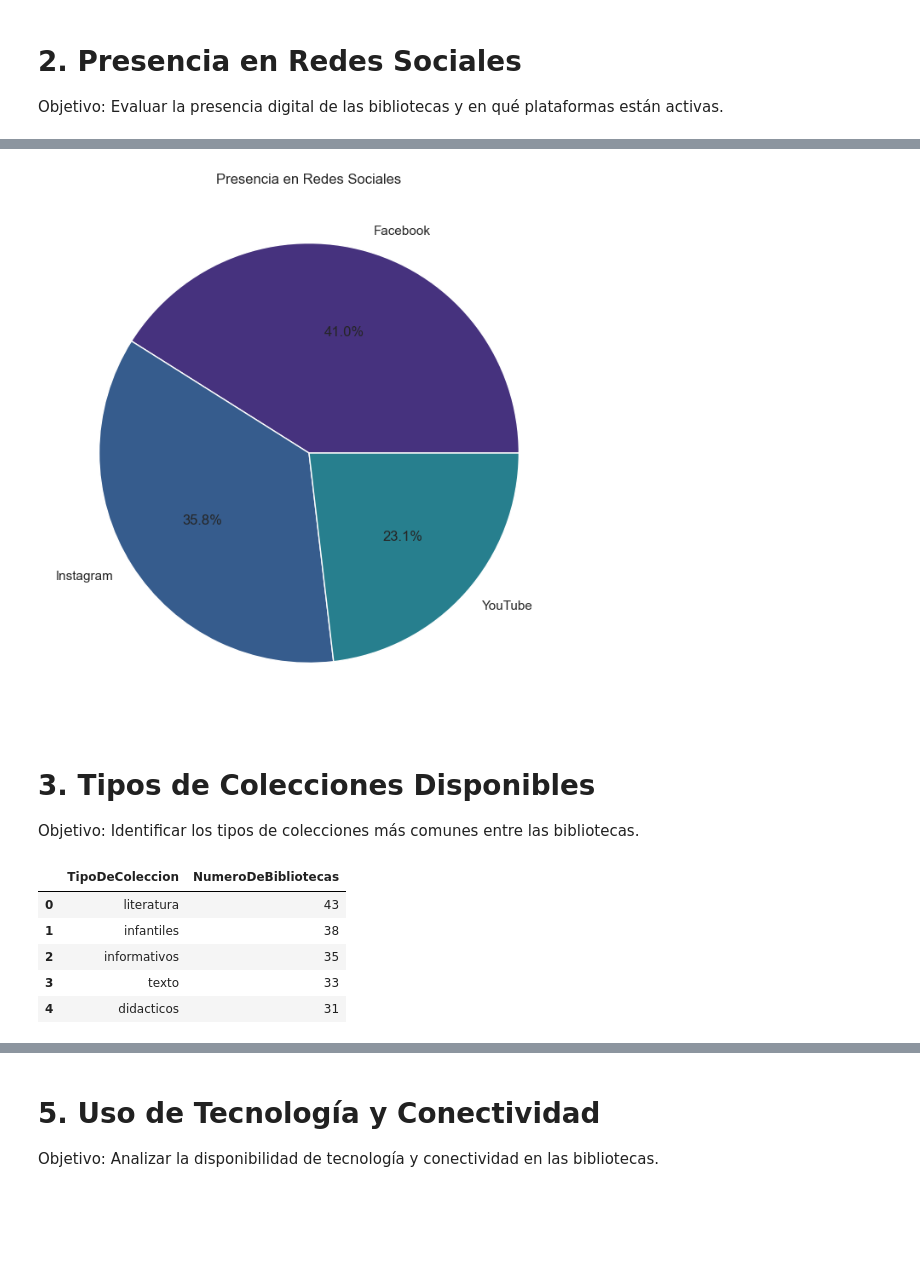
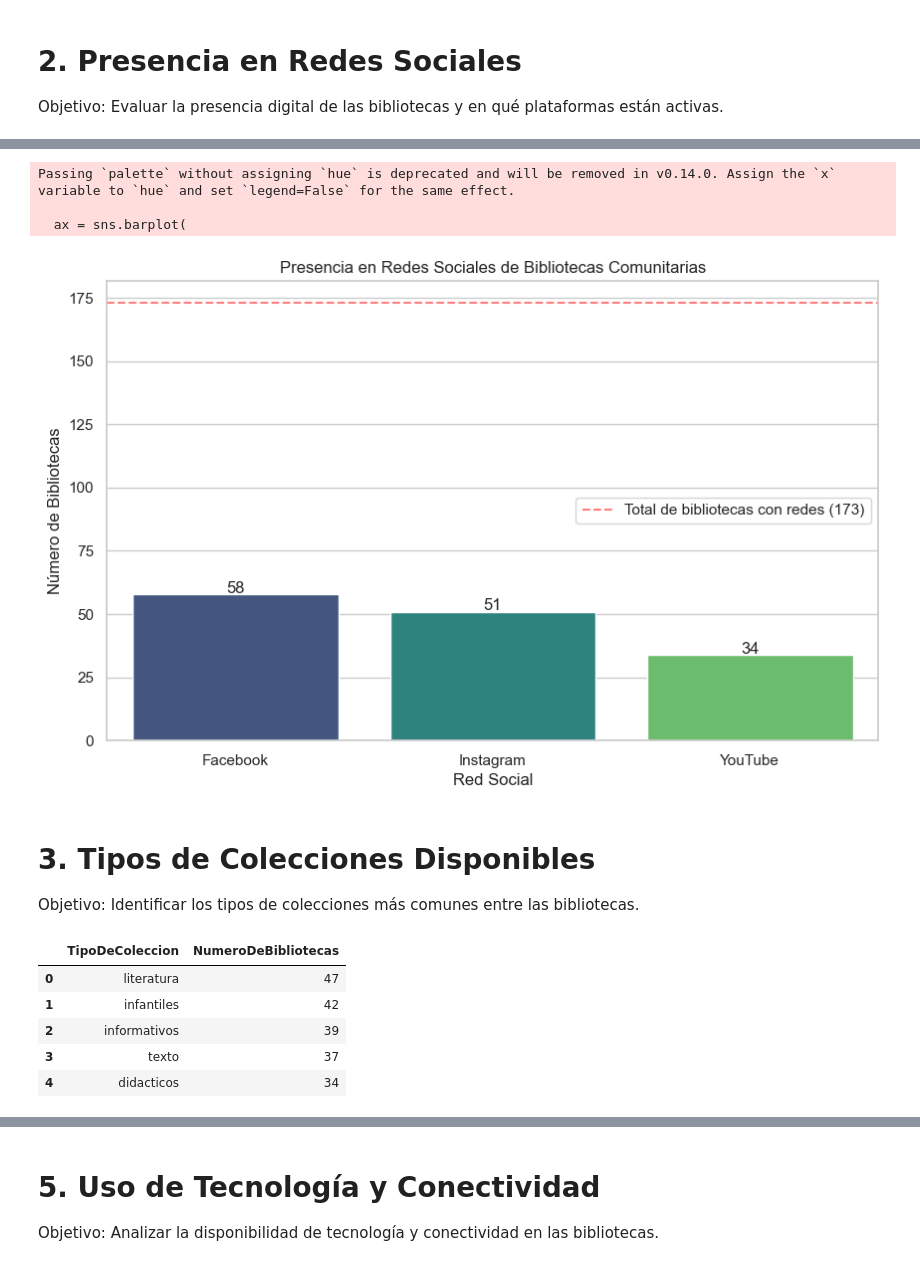
Before and after one commit to complexluise/bibliotecas_comunitarias_grafos, a Jupyter notebook: notebooks/1. Exploración grafo de conocimiento.ipynb, the cells around one changed output, grey strips where cells are left out. Drawn from its saved outputs; the diff is of its cells as text; code cells hidden in the pictures; blank space fills up the shorter version.

```diff
--- a/notebooks/1. Exploración grafo de conocimiento.ipynb
+++ b/notebooks/1. Exploración grafo de conocimiento.ipynb
@@ -88,7 +121,7 @@ Objetivo: Evaluar la presencia digital de las bibliotecas y en qué plataformas
 # %%
 def obtener_presencia_redes(tx):
     query = """
-    MATCH (b:BibliotecaComunitaria)-[:TIENE_REDES_SOCIALES]->(r:RedesSociales)
+    MATCH (b:BibliotecaComunitaria)-[:TIENE_REDES]->(r:Redes_Sociales)
     RETURN
       COUNT(DISTINCT b) AS TotalBibliotecasConRedes,
       SUM(CASE WHEN r.facebook IS NOT NULL AND r.facebook <> '' THEN 1 ELSE 0 END) AS ConFacebook,
@@ -116,18 +149,43 @@ df_redes
 # %%
-# Gráfico de pastel de presencia en redes sociales
-plt.figure(figsize=(8, 8))
-plt.pie(df_redes['Número de Bibliotecas'], labels=df_redes['Red Social'], autopct='%1.1f%%', colors=sns.color_palette('viridis'))
-plt.title('Presencia en Redes Sociales')
+# Crear gráfico de barras
+plt.figure(figsize=(10, 6))
+ax = sns.barplot(
+    data=df_redes,
+    x='Red Social',
+    y='Número de Bibliotecas',
+    palette='viridis'
+)
+
+# Añadir etiquetas con valores exactos sobre cada barra
+for i, v in enumerate(df_redes['Número de Bibliotecas']):
+    ax.text(i, v + 0.5, str(v), ha='center')
+
+# Personalizar el gráfico
+plt.title('Presencia en Redes Sociales de Bibliotecas Comunitarias')
+plt.ylabel('Número de Bibliotecas')
+plt.xlabel('Red Social')
+
+# Añadir una línea horizontal que muestre el total de bibliotecas
+plt.axhline(y=redes_data['TotalBibliotecasConRedes'],
+            color='red',
+            linestyle='--',
+            alpha=0.5,
+            label=f"Total de bibliotecas con redes ({redes_data['TotalBibliotecasConRedes']})")
+
+plt.legend()
 plt.show()
 # %% [output]
+Passing `palette` without assigning `hue` is deprecated and will be removed in v0.14.0. Assign the `x` variable to `hue` and set `legend=False` for the same effect.
+
+  ax = sns.barplot(
-[figure, old version]
+[figure, new version]
 # %% [markdown]
 # 3. Tipos de Colecciones Disponibles
 Objetivo: Identificar los tipos de colecciones más comunes entre las bibliotecas.
 # %%
 def obtener_tipos_colecciones(tx):
     query = """
-    MATCH (b:BibliotecaComunitaria)-[:TIENE_TIPO_COLECCION]->(tc:TipoColeccion)
+    MATCH (b:BibliotecaComunitaria)-[:CONTIENE_TIPO]->(tc:Tipos_Coleccion)
     RETURN tc.nombre AS TipoDeColeccion, COUNT(b) AS NumeroDeBibliotecas
     ORDER BY NumeroDeBibliotecas DESC
     """
@@ -141,10 +199,10 @@ df_colecciones = neo4j_repo.execute_read(obtener_tipos_colecciones)
 df_colecciones.head()
 # %% [output]
 |  | TipoDeColeccion | NumeroDeBibliotecas |
-| 0 | literatura | 43 |
-| 1 | infantiles | 38 |
-| 2 | informativos | 35 |
-| 3 | texto | 33 |
-| 4 | didacticos | 31 |
+| 0 | literatura | 47 |
+| 1 | infantiles | 42 |
+| 2 | informativos | 39 |
+| 3 | texto | 37 |
+| 4 | didacticos | 34 |
 # %%
 # Gráfico de barras de tipos de colecciones
```
Also changed, not shown: parts of 10 cells of this notebook.
